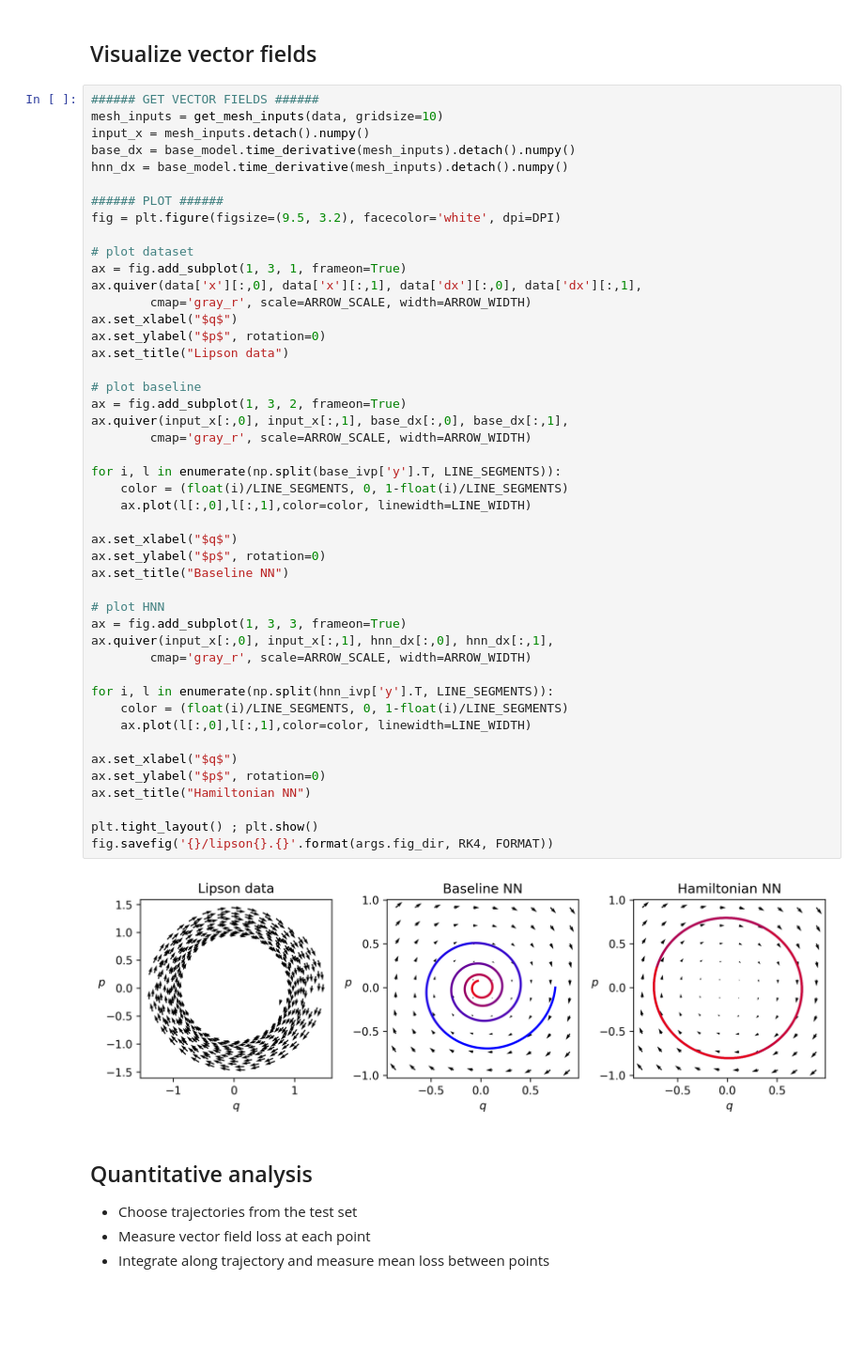
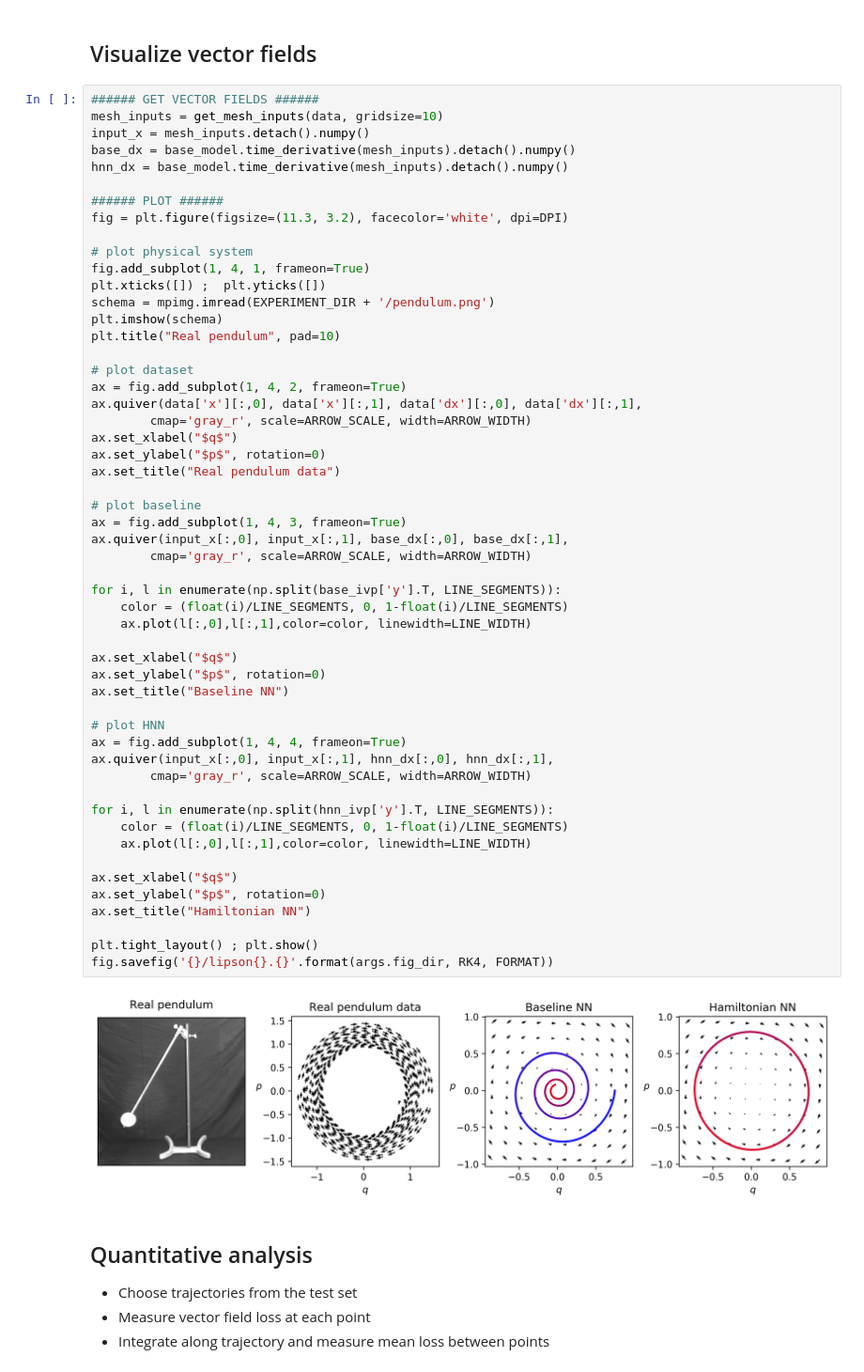
Before and after one commit to greydanus/hamiltonian-nn, a Jupyter notebook: analyze-lipson.ipynb, the cells around one changed output. Shown at 94% size. Saved outputs shown, nothing was run; the diff lists cells and outputs as text; blank space fills up the shorter version.

```diff
--- a/analyze-lipson.ipynb
+++ b/analyze-lipson.ipynb
@@ -137,46 +138,53 @@ base_dx = base_model.time_derivative(mesh_inputs).detach().numpy()
 hnn_dx = base_model.time_derivative(mesh_inputs).detach().numpy()
 
 ###### PLOT ######
-fig = plt.figure(figsize=(9.5, 3.2), facecolor='white', dpi=DPI)
+fig = plt.figure(figsize=(11.3, 3.2), facecolor='white', dpi=DPI)
+
+# plot physical system
+fig.add_subplot(1, 4, 1, frameon=True)
+plt.xticks([]) ;  plt.yticks([])
+schema = mpimg.imread(EXPERIMENT_DIR + '/pendulum.png')
+plt.imshow(schema)
+plt.title("Real pendulum", pad=10)
 
 # plot dataset
-ax = fig.add_subplot(1, 3, 1, frameon=True)
+ax = fig.add_subplot(1, 4, 2, frameon=True)
 ax.quiver(data['x'][:,0], data['x'][:,1], data['dx'][:,0], data['dx'][:,1],
         cmap='gray_r', scale=ARROW_SCALE, width=ARROW_WIDTH)
 ax.set_xlabel("$q$")
 ax.set_ylabel("$p$", rotation=0)
-ax.set_title("Lipson data")
+ax.set_title("Real pendulum data")
 
 # plot baseline
-ax = fig.add_subplot(1, 3, 2, frameon=True)
+ax = fig.add_subplot(1, 4, 3, frameon=True)
 ax.quiver(input_x[:,0], input_x[:,1], base_dx[:,0], base_dx[:,1],
         cmap='gray_r', scale=ARROW_SCALE, width=ARROW_WIDTH)
 
 for i, l in enumerate(np.split(base_ivp['y'].T, LINE_SEGMENTS)):
     color = (float(i)/LINE_SEGMENTS, 0, 1-float(i)/LINE_SEGMENTS)
     ax.plot(l[:,0],l[:,1],color=color, linewidth=LINE_WIDTH)
 
 ax.set_xlabel("$q$")
 ax.set_ylabel("$p$", rotation=0)
 ax.set_title("Baseline NN")
 
 # plot HNN
-ax = fig.add_subplot(1, 3, 3, frameon=True)
+ax = fig.add_subplot(1, 4, 4, frameon=True)
 ax.quiver(input_x[:,0], input_x[:,1], hnn_dx[:,0], hnn_dx[:,1],
         cmap='gray_r', scale=ARROW_SCALE, width=ARROW_WIDTH)
 
 for i, l in enumerate(np.split(hnn_ivp['y'].T, LINE_SEGMENTS)):
     color = (float(i)/LINE_SEGMENTS, 0, 1-float(i)/LINE_SEGMENTS)
     ax.plot(l[:,0],l[:,1],color=color, linewidth=LINE_WIDTH)
 
 ax.set_xlabel("$q$")
 ax.set_ylabel("$p$", rotation=0)
 ax.set_title("Hamiltonian NN")
 
 plt.tight_layout() ; plt.show()
 fig.savefig('{}/lipson{}.{}'.format(args.fig_dir, RK4, FORMAT))
 # %% [output]
-[figure, old version]
+[figure, new version]
 # %% [markdown]
 ## Quantitative analysis
 * Choose trajectories from the test set
```
Also changed, not shown: parts of 1 cell of this notebook, 13 other files.
